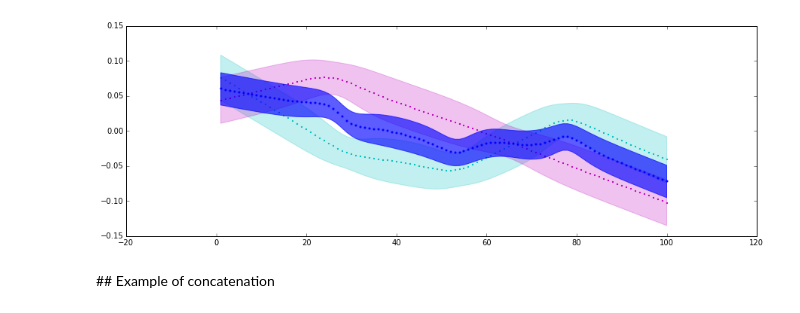
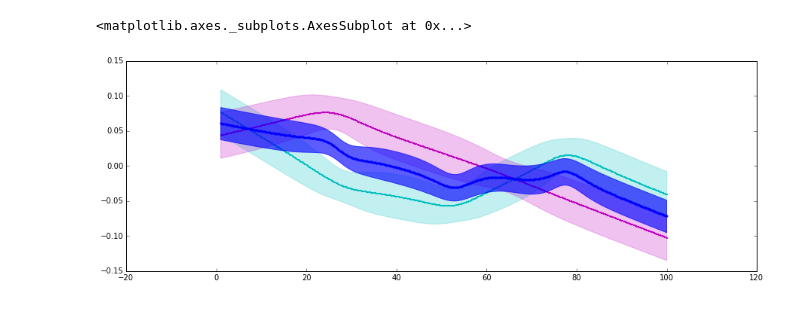
Before and after one commit to show0k/gmm-lbd, a Jupyter notebook: notebooks/calinon_tests.ipynb, the cells around one changed output. Saved outputs shown, nothing was run; the diff lists cells and outputs as text; code cells hidden in the pictures.

```diff
--- a/notebooks/calinon_tests.ipynb
+++ b/notebooks/calinon_tests.ipynb
@@ -54,14 +51,16 @@ manager.plot_bics('data11')
 # %%
 X = manager.datasets['data11']
 gmm1, gmm2 = manager.gmms['data11'], manager.gmms['data12']
-x = np.linspace(min(X[:,0]), max(X[:,0]), 100)
+x = np.linspace(min(X[:,0]), max(X[:,0]), 500)
 
 plt.figure(figsize=(15, 5))
 ax = plt.subplot(111)
+#manager.plot_ellipses_and_samples('data11', ax=ax)
+#manager.plot_ellipses_and_samples('data12', ax=ax)
+
 plot_2D_mean_covars(x, gmm1.regression(x), ax=ax, color='c', size= 0.3)
 plot_2D_mean_covars(x, gmm2.regression(x), ax=ax, color='m', size= 0.3)
 plot_2D_mean_covars(x, prod(x, gmm1, gmm2), ax=ax, size=0.8)
 # %% [output]
+<matplotlib.axes._subplots.AxesSubplot at 0x...>
-[figure, old version]
+[figure, new version]
-# %% [markdown]
-## Example of concatenation
```
Also changed, not shown: parts of 20 cells of this notebook, 5 other files.
